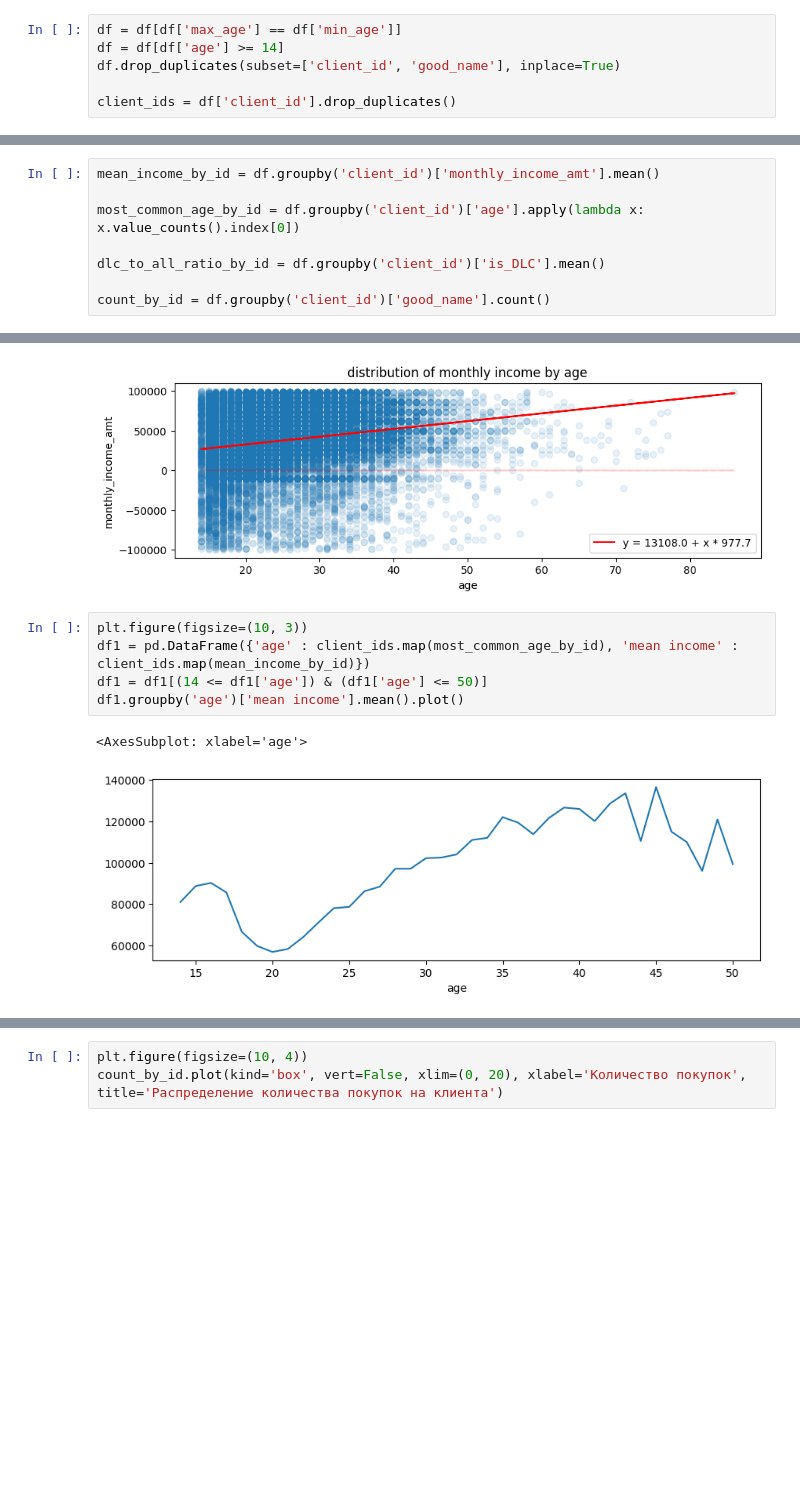
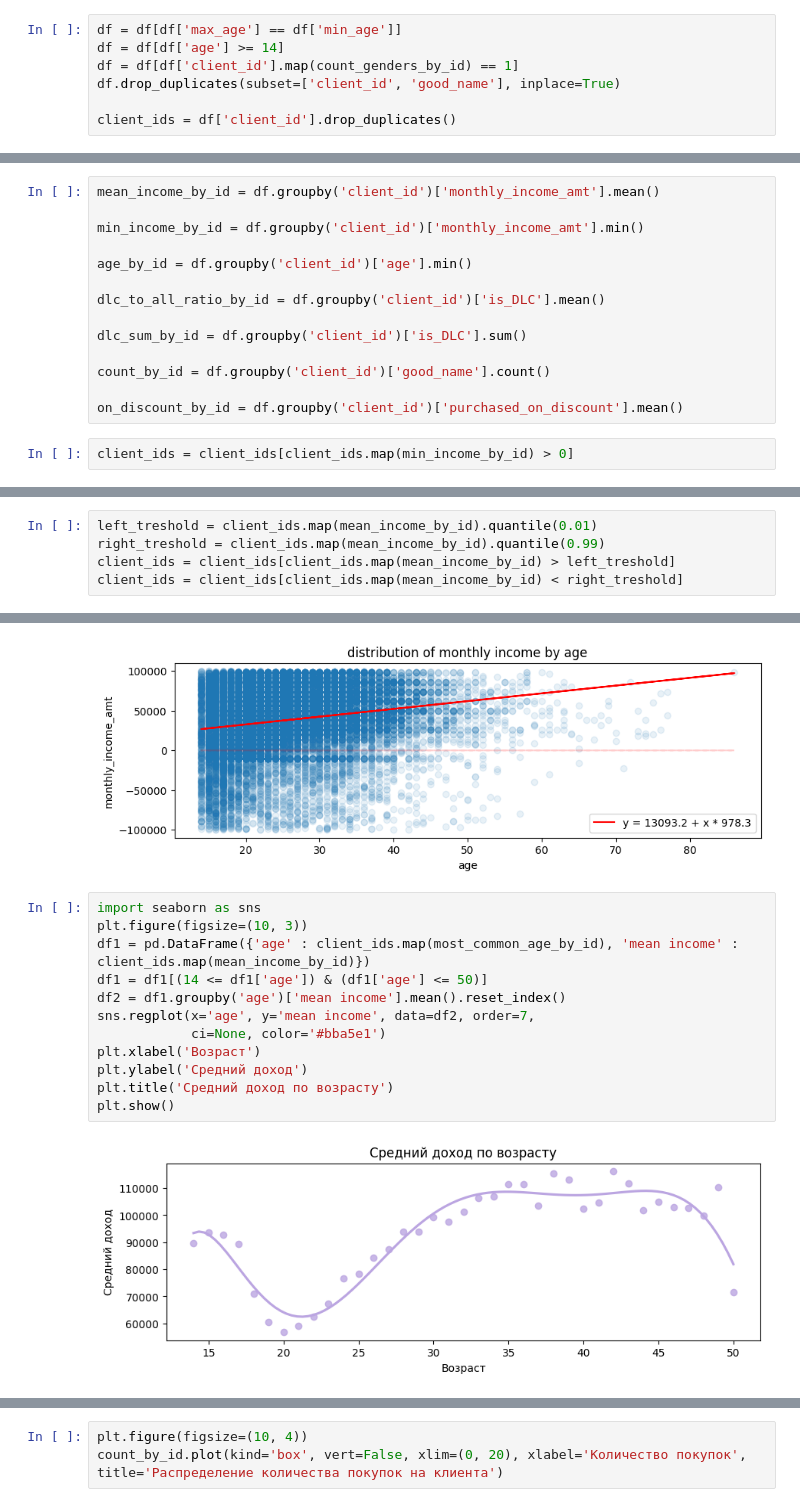
Before and after one commit to kotoskar/dano-final-tinkoff-games, a Jupyter notebook: data_check2.ipynb, the cells around one changed output, grey strips where cells are left out. Cells and saved outputs as stored; diff of their text form; blank space fills up the shorter version.

```diff
--- a/data_check2.ipynb
+++ b/data_check2.ipynb
@@ -60,6 +62,7 @@ age_by_edu_lvl_treshold = {'SCH': 10, 'UGR': 16, 'GRD': 21, 'PGR': 23, 'ACD': 25
 # %%
 df = df[df['max_age'] == df['min_age']]
 df = df[df['age'] >= 14]
+df = df[df['client_id'].map(count_genders_by_id) == 1]
 df.drop_duplicates(subset=['client_id', 'good_name'], inplace=True)
 
 client_ids = df['client_id'].drop_duplicates()
@@ -81,8 +84,16 @@ df['education_level'] = df['client_id'].map(correct_edu_lvl)
 # %%
 mean_income_by_id = df.groupby('client_id')['monthly_income_amt'].mean()
 
-most_common_age_by_id = df.groupby('client_id')['age'].apply(lambda x: x.value_counts().index[0])
+min_income_by_id = df.groupby('client_id')['monthly_income_amt'].min()
+
+age_by_id = df.groupby('client_id')['age'].min()
 
 dlc_to_all_ratio_by_id = df.groupby('client_id')['is_DLC'].mean()
 
+dlc_sum_by_id = df.groupby('client_id')['is_DLC'].sum()
+
 count_by_id = df.groupby('client_id')['good_name'].count()
+
+on_discount_by_id = df.groupby('client_id')['purchased_on_discount'].mean()
+# %%
+client_ids = client_ids[client_ids.map(min_income_by_id) > 0]
@@ -88,0 +112,5 @@ count_by_id = df.groupby('client_id')['good_name'].count()
+# %%
+left_treshold = client_ids.map(mean_income_by_id).quantile(0.01)
+right_treshold = client_ids.map(mean_income_by_id).quantile(0.99)
+client_ids = client_ids[client_ids.map(mean_income_by_id) > left_treshold]
+client_ids = client_ids[client_ids.map(mean_income_by_id) < right_treshold]
@@ -106,13 +153,19 @@ plot_reg(df1['age'], df1['mean income'], 1)
 # %% [output]
 [figure]
 # %%
+import seaborn as sns
 plt.figure(figsize=(10, 3))
 df1 = pd.DataFrame({'age' : client_ids.map(most_common_age_by_id), 'mean income' : client_ids.map(mean_income_by_id)})
 df1 = df1[(14 <= df1['age']) & (df1['age'] <= 50)]
-df1.groupby('age')['mean income'].mean().plot()
+df2 = df1.groupby('age')['mean income'].mean().reset_index()
+sns.regplot(x='age', y='mean income', data=df2, order=7,
+            ci=None, color='#bba5e1')
+plt.xlabel('Возраст')
+plt.ylabel('Средний доход')
+plt.title('Средний доход по возрасту')
+plt.show()
 # %% [output]
-<AxesSubplot: xlabel='age'>
-[figure, old version]
+[figure, new version]
 # %%
 df.groupby(['client_id', 'good_name']).size().value_counts()
 # %% [output]
```
Also changed, not shown: parts of 26 cells of this notebook.
